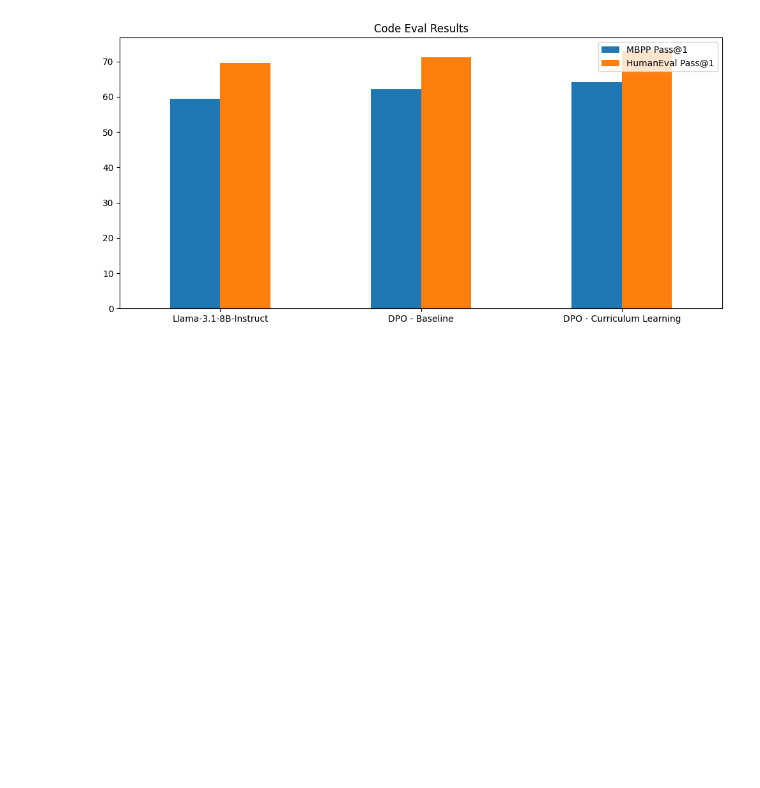
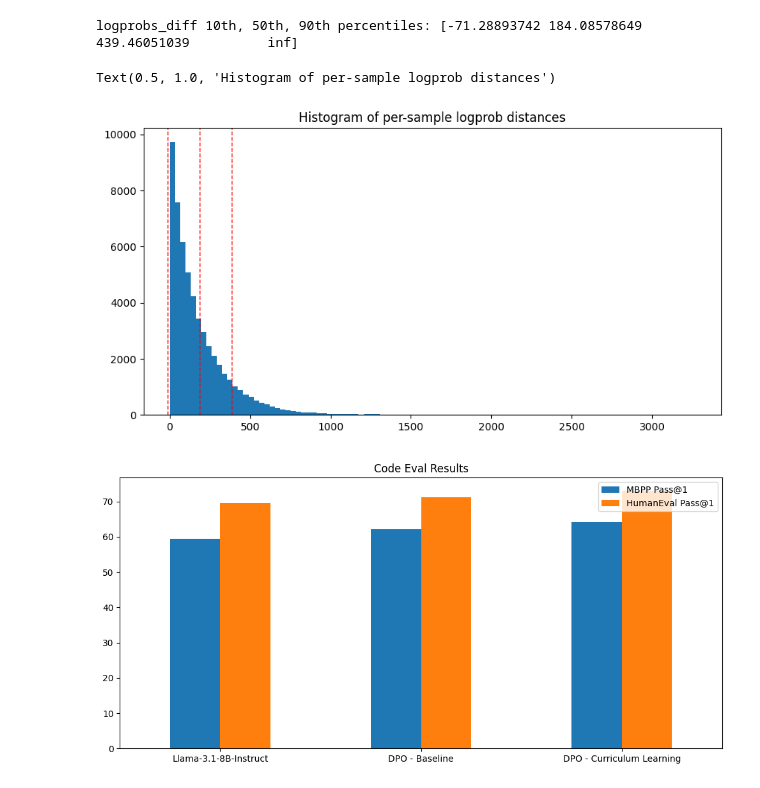
Before and after one commit to brianfitzgerald/smolmodels, a Jupyter notebook: notebooks/dpo_analysis.ipynb, the cells around one changed output. Cells and saved outputs as stored; diff of their text form; code cells hidden in the pictures; blank space fills up the shorter version.

```diff
--- a/notebooks/dpo_analysis.ipynb
+++ b/notebooks/dpo_analysis.ipynb
@@ -41,19 +70,22 @@ scores_df.logprobs_diff.hist(bins=100)
 # %%
 fig, ax = plt.subplots(1, 1, figsize=(10, 5))
 
 col = "logprobs_diff"
 mean, std = scores_df[col].mean(), scores_df[col].std()
 pdf_bins = [10, 50, 90, 100]
 pdf_labels = ['10-50', '50-90', '90-100']
 percentile_bins = norm.ppf([x/100 for x in pdf_bins], loc=mean, scale=std)
 print(f"{col} 10th, 50th, 90th percentiles: {percentile_bins}")
 scores_df[f"{col}_percentile_idx"] = pd.cut(scores_df[col], bins=percentile_bins, labels=pdf_labels, include_lowest=True, right=True) # type: ignore
 ax.hist(scores_df[col], bins=100)
 ax.axvline(mean, color='r', linestyle='dashed', linewidth=1)
 ax.axvline(mean + std, color='r', linestyle='dashed', linewidth=1)
 ax.axvline(mean - std, color='r', linestyle='dashed', linewidth=1)
 ax.set_title("Histogram of per-sample logprob distances")
-scores_df['logprobs_diff_rank_sorted']
+# %% [output]
+logprobs_diff 10th, 50th, 90th percentiles: [-71.28893742 184.08578649 439.46051039          inf]
+Text(0.5, 1.0, 'Histogram of per-sample logprob distances')
+[figure, added]
 # %%
 import pandas as pd
 
```
Also changed, not shown: parts of 5 cells of this notebook.
